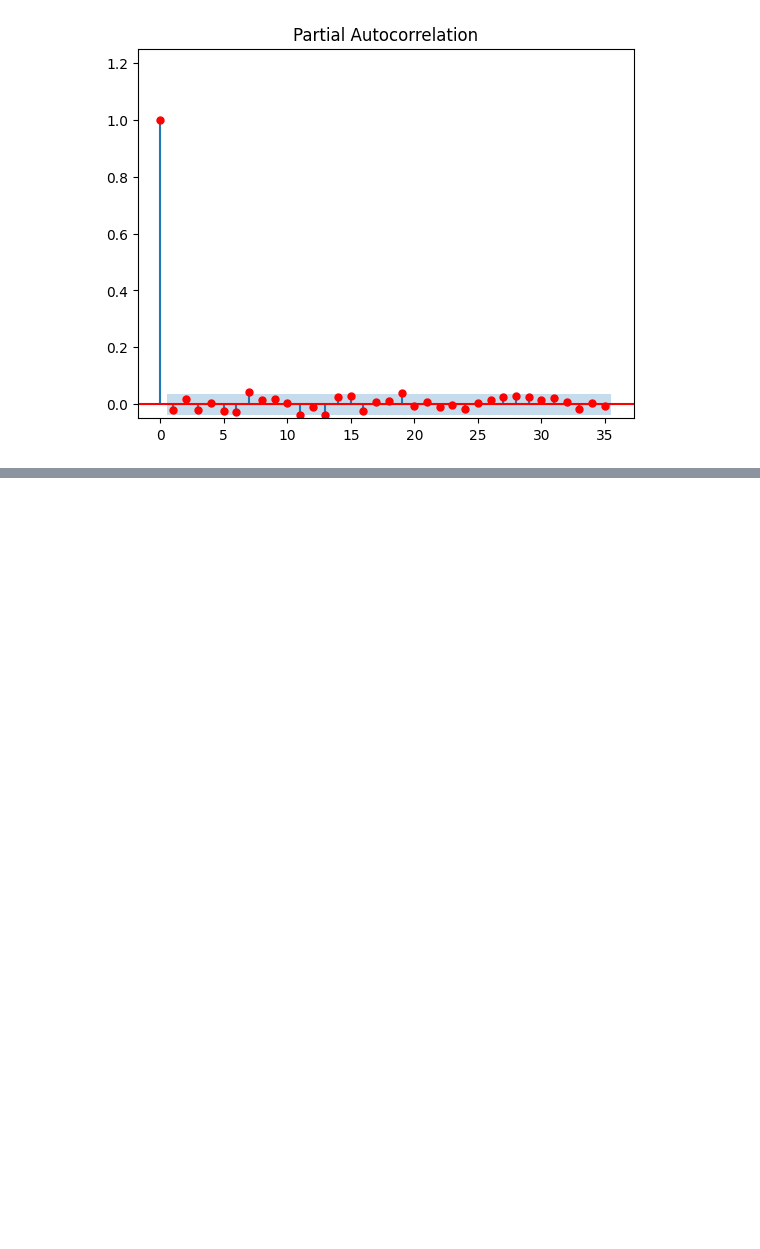
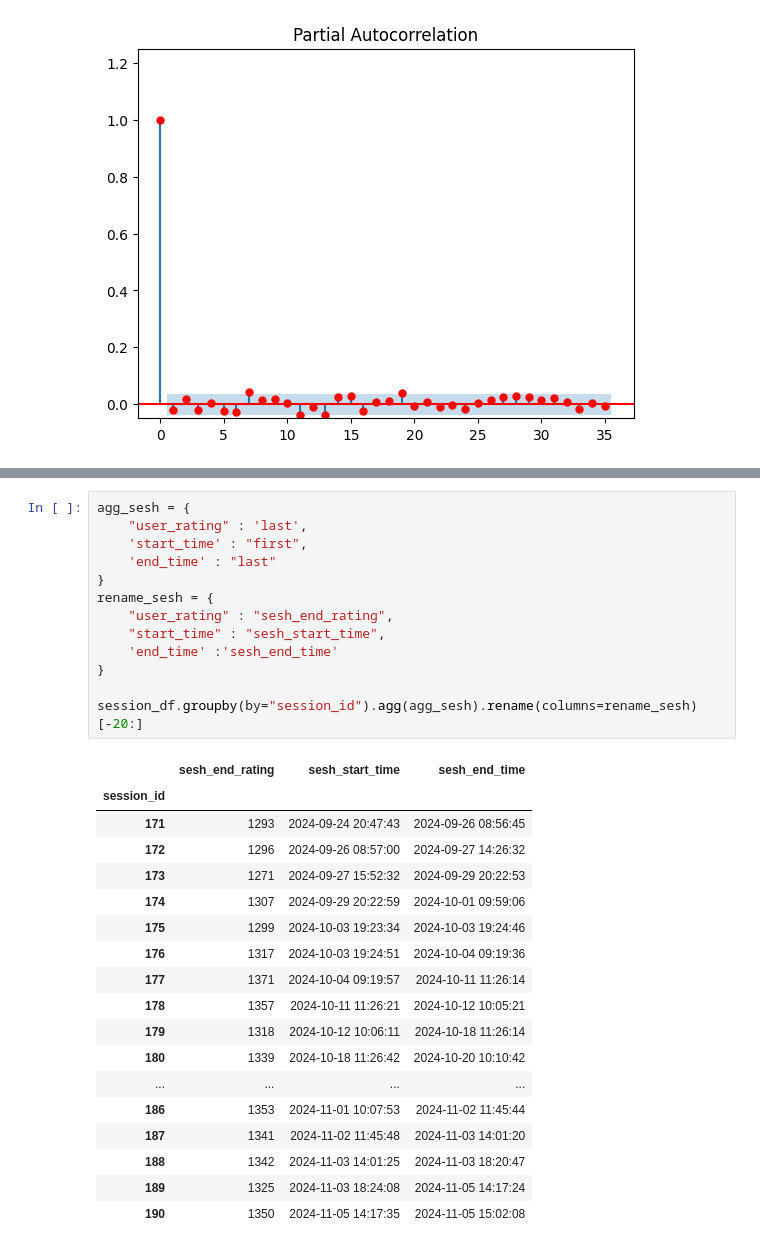
Before and after one commit to JammyNinja/Chess_analysis, a Jupyter notebook: notebooks/time_series.ipynb, the cells around one changed output, grey strips where cells are left out. Saved outputs shown, nothing was run; the diff lists cells and outputs as text; blank space fills up the shorter version.

```diff
--- a/notebooks/time_series.ipynb
+++ b/notebooks/time_series.ipynb
@@ -267,0 +263,32 @@ add_session_col(session_df)
+# %%
+agg_sesh = {
+    "user_rating" : 'last',
+    'start_time' : "first",
+    'end_time' : "last"
+}
+rename_sesh = {
+    "user_rating" : "sesh_end_rating",
+    "start_time" : "sesh_start_time",
+    'end_time' :'sesh_end_time'
+}
+
+session_df.groupby(by="session_id").agg(agg_sesh).rename(columns=rename_sesh)[-20:]
+# %% [output]
+|  | sesh_end_rating | sesh_start_time | sesh_end_time |
+| session_id |  |  |  |
+| 171 | 1293 | 2024-09-24 20:47:43 | 2024-09-26 08:56:45 |
+| 172 | 1296 | 2024-09-26 08:57:00 | 2024-09-27 14:26:32 |
+| 173 | 1271 | 2024-09-27 15:52:32 | 2024-09-29 20:22:53 |
+| 174 | 1307 | 2024-09-29 20:22:59 | 2024-10-01 09:59:06 |
+| 175 | 1299 | 2024-10-03 19:23:34 | 2024-10-03 19:24:46 |
+| 176 | 1317 | 2024-10-03 19:24:51 | 2024-10-04 09:19:36 |
+| 177 | 1371 | 2024-10-04 09:19:57 | 2024-10-11 11:26:14 |
+| 178 | 1357 | 2024-10-11 11:26:21 | 2024-10-12 10:05:21 |
+| 179 | 1318 | 2024-10-12 10:06:11 | 2024-10-18 11:26:14 |
+| 180 | 1339 | 2024-10-18 11:26:42 | 2024-10-20 10:10:42 |
+| ... | ... | ... | ... |
+| 186 | 1353 | 2024-11-01 10:07:53 | 2024-11-02 11:45:44 |
+| 187 | 1341 | 2024-11-02 11:45:48 | 2024-11-03 14:01:20 |
+| 188 | 1342 | 2024-11-03 14:01:25 | 2024-11-03 18:20:47 |
+| 189 | 1325 | 2024-11-03 18:24:08 | 2024-11-05 14:17:24 |
+| 190 | 1350 | 2024-11-05 14:17:35 | 2024-11-05 15:02:08 |
```
Also changed, not shown: parts of 6 cells of this notebook.
